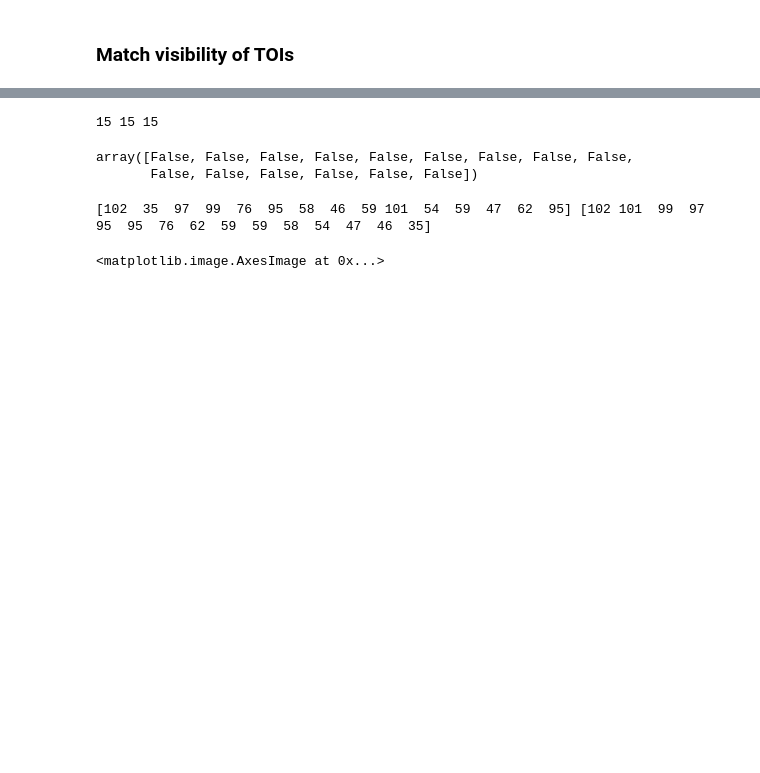
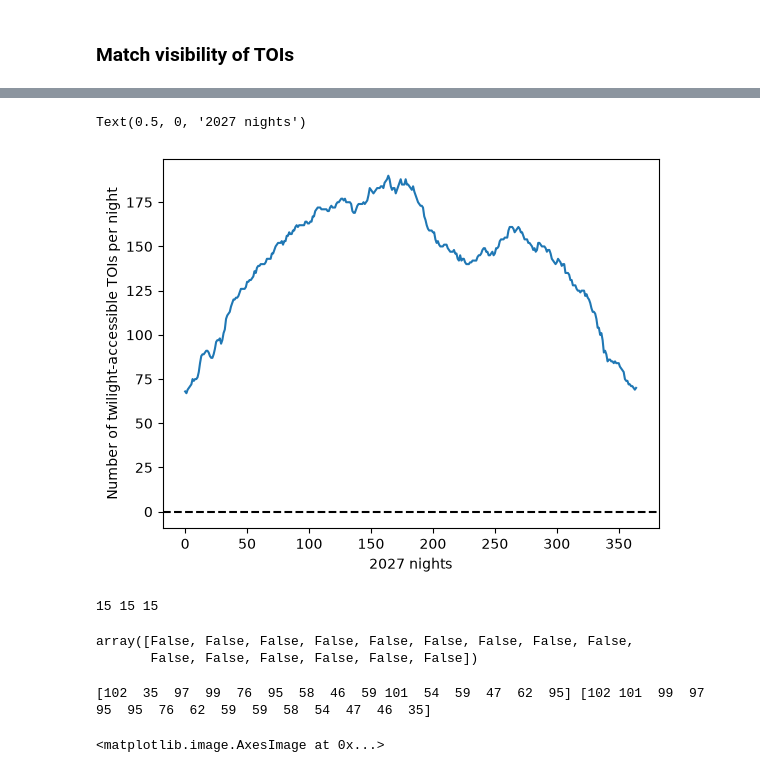
Before and after one commit to isa-kain/twilight, a Jupyter notebook: Pointing constraints tool.ipynb, the cells around one changed output, grey strips where cells are left out. Cells and saved outputs as stored; diff of their text form; code cells hidden in the pictures; blank space fills up the shorter version.

```diff
--- a/Pointing constraints tool.ipynb
+++ b/Pointing constraints tool.ipynb
@@ -896,7 +868,7 @@ Sunrise time: 2026-Jun-21 15:34
 
 # Read in TOI list, ephemeris for this year
 year = '2027'
-toi_list = pd.read_csv(f'{toipath}/exofop_dec-50_sep1.5arcsec.csv', skiprows=2, on_bad_lines='skip')
+toi_list = pd.read_csv(f'{toipath}/exofop_dec-30_starsep1500mas_2026aug02.csv', skiprows=2, on_bad_lines='skip')
 ephem = pd.read_csv(f'{ephempath}/twilight_ephemerides_keckII_{year}.csv')
 
 # Set observatory location
@@ -964,3 +954,11 @@ Number of TOIs never visible in 2025: 0
+# %%
+plt.plot( np.sum(vis_matrix, axis=0) )
+plt.axhline(0.0, color='k', ls='--')
+plt.ylabel('Number of twilight-accessible TOIs per night')
+plt.xlabel('2027 nights')
+# %% [output]
+Text(0.5, 0, '2027 nights')
+[figure, added]
 # %%
 vis_matrix_sorted
 # %%
```
Also changed, not shown: parts of 20 cells of this notebook, 17 other files.
